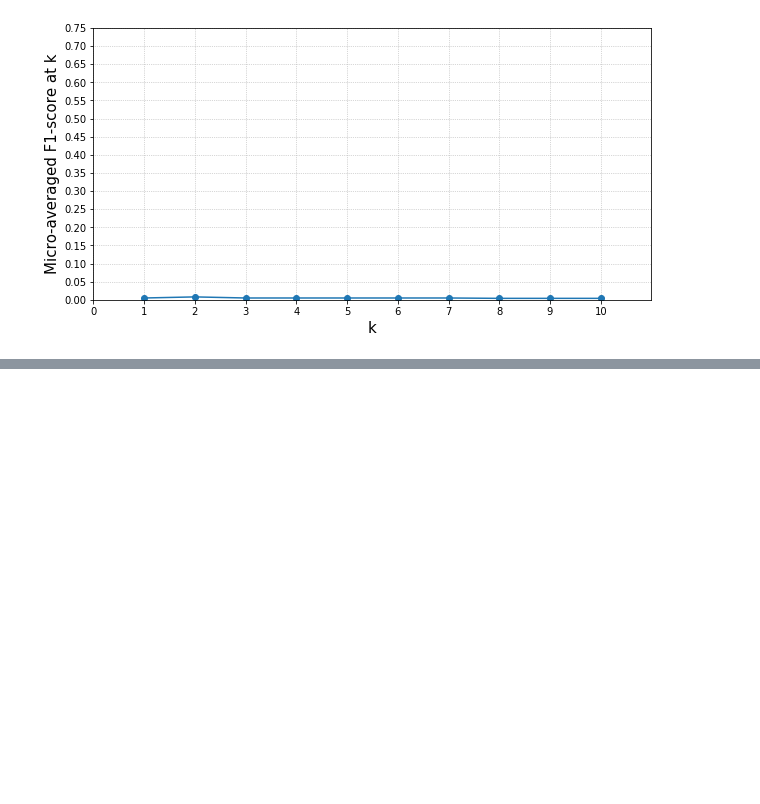
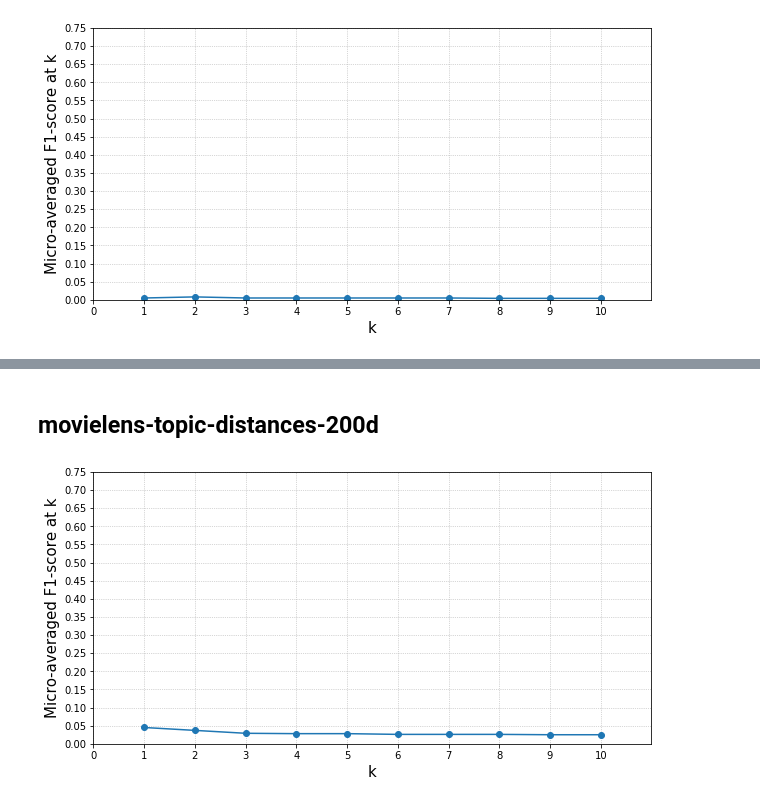
Before and after one commit to queirozfcom/auto-tagger, a Jupyter notebook: social-tags/notebooks/helper-scripts/plot-micro-f1-at-k.ipynb, the cells around one changed output, grey strips where cells are left out. Drawn from its saved outputs; the diff is of its cells as text; code cells hidden in the pictures; blank space fills up the shorter version.

```diff
--- a/social-tags/notebooks/helper-scripts/plot-micro-f1-at-k.ipynb
+++ b/social-tags/notebooks/helper-scripts/plot-micro-f1-at-k.ipynb
@@ -67,0 +85,17 @@ plot(np.array([0.005,0.008,0.005,0.005,0.005,0.005,0.005,0.004,0.004,0.004]))
+# %% [markdown]
+## movielens-topic-distances-200d
+# %%
+plot(np.array([
+    0.045,
+    0.037,
+    0.029,
+    0.028,
+    0.028,
+    0.026,
+    0.026,
+    0.026,
+    0.025,
+    0.025
+]))
+# %% [output]
+[figure, added]
```
Also changed, not shown: parts of 4 cells of this notebook, 2 other files.
